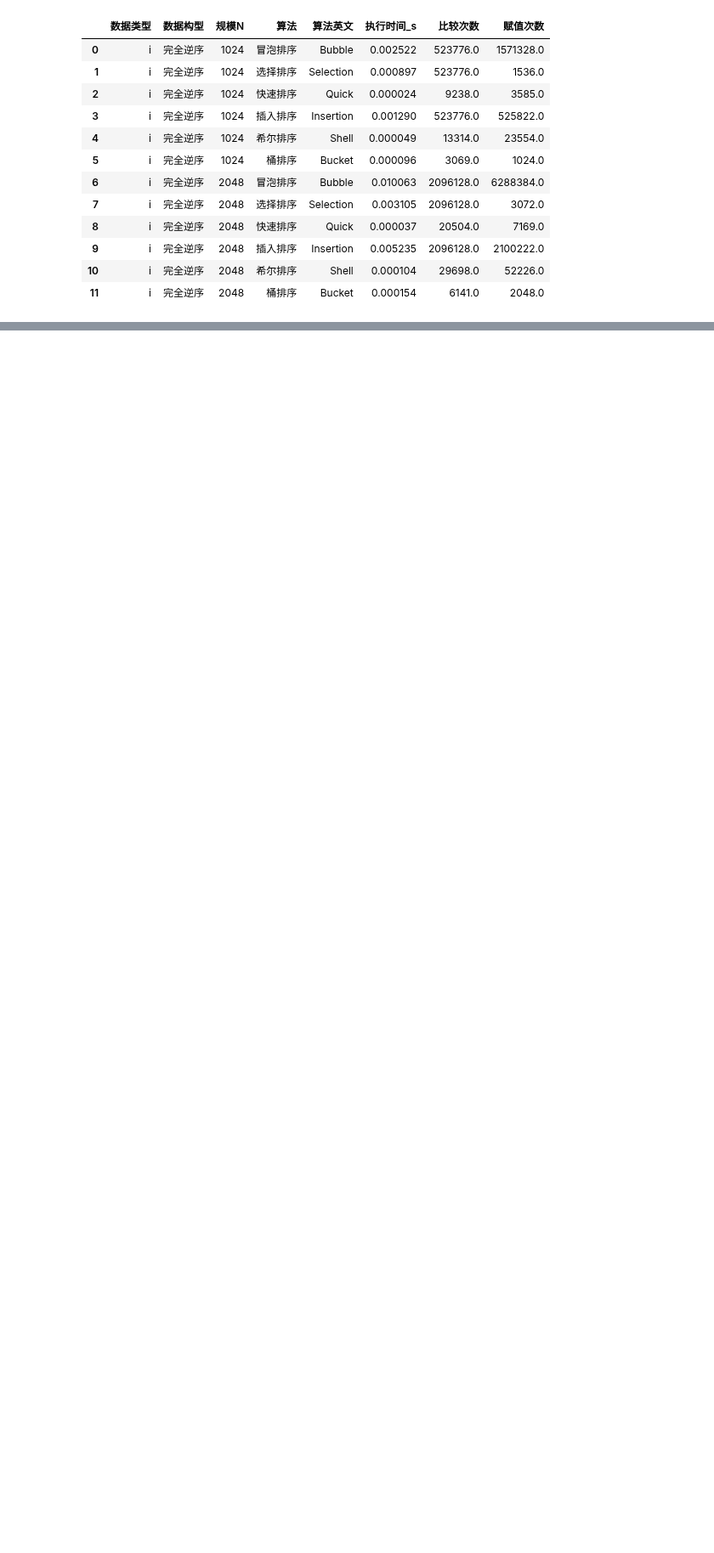
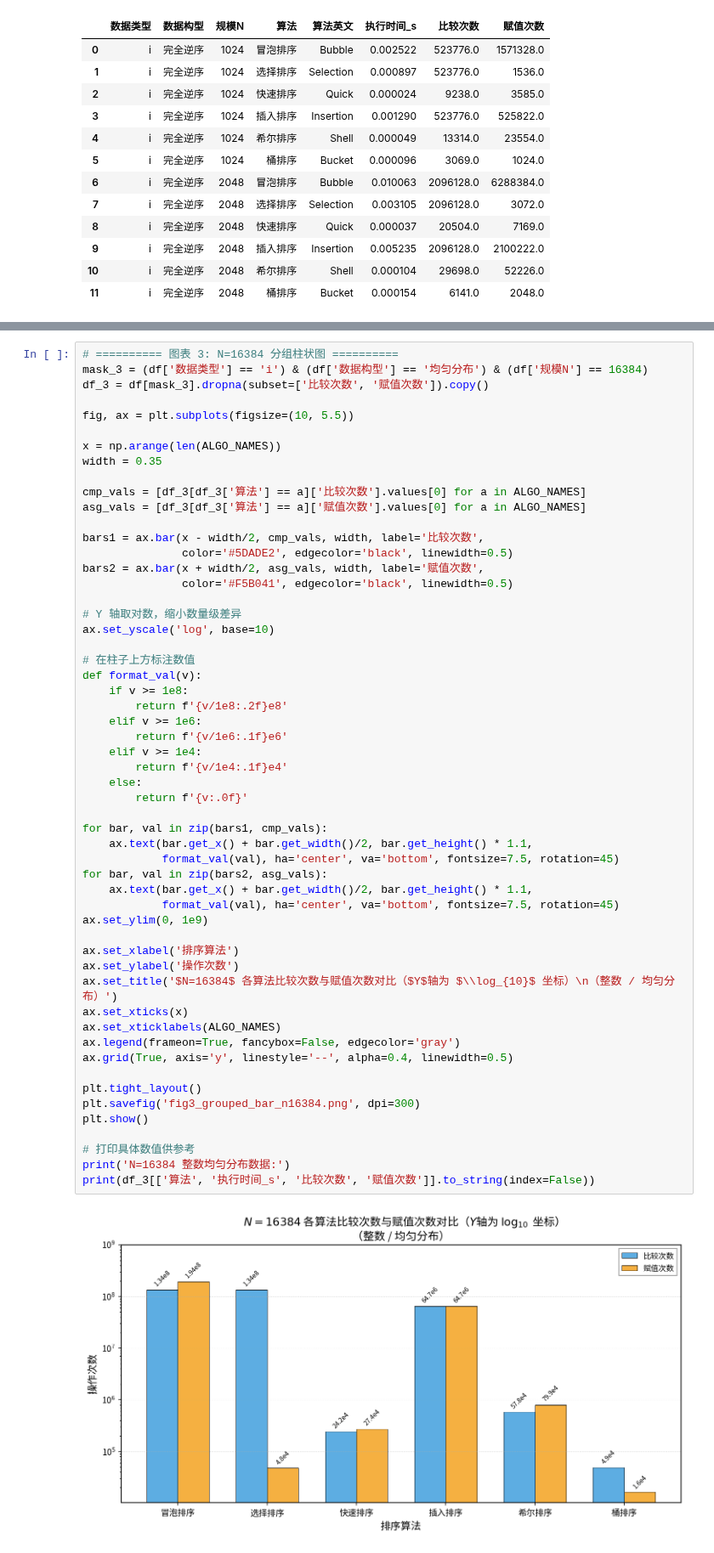
Before and after one commit to marrma-593/Sort_research, a Jupyter notebook: charts.ipynb, the cells around one changed output, grey strips where cells are left out. Shown at 85% size. Cells and saved outputs as stored; diff of their text form; blank space fills up the shorter version.

```diff
--- a/charts.ipynb
+++ b/charts.ipynb
@@ -145,0 +152,57 @@ plt.show()
+# %%
+# ========== 图表 3: N=16384 分组柱状图 ==========
+mask_3 = (df['数据类型'] == 'i') & (df['数据构型'] == '均匀分布') & (df['规模N'] == 16384)
+df_3 = df[mask_3].dropna(subset=['比较次数', '赋值次数']).copy()
+
+fig, ax = plt.subplots(figsize=(10, 5.5))
+
+x = np.arange(len(ALGO_NAMES))
+width = 0.35
+
+cmp_vals = [df_3[df_3['算法'] == a]['比较次数'].values[0] for a in ALGO_NAMES]
+asg_vals = [df_3[df_3['算法'] == a]['赋值次数'].values[0] for a in ALGO_NAMES]
+
+bars1 = ax.bar(x - width/2, cmp_vals, width, label='比较次数',
+               color='#5DADE2', edgecolor='black', linewidth=0.5)
+bars2 = ax.bar(x + width/2, asg_vals, width, label='赋值次数',
+               color='#F5B041', edgecolor='black', linewidth=0.5)
+
+# Y 轴取对数，缩小数量级差异
+ax.set_yscale('log', base=10)
+
+# 在柱子上方标注数值
+def format_val(v):
+    if v >= 1e8:
+        return f'{v/1e8:.2f}e8'
+    elif v >= 1e6:
+        return f'{v/1e6:.1f}e6'
+    elif v >= 1e4:
+        return f'{v/1e4:.1f}e4'
+    else:
+        return f'{v:.0f}'
+
+for bar, val in zip(bars1, cmp_vals):
+    ax.text(bar.get_x() + bar.get_width()/2, bar.get_height() * 1.1,
+            format_val(val), ha='center', va='bottom', fontsize=7.5, rotation=45)
+for bar, val in zip(bars2, asg_vals):
+    ax.text(bar.get_x() + bar.get_width()/2, bar.get_height() * 1.1,
+            format_val(val), ha='center', va='bottom', fontsize=7.5, rotation=45)
+ax.set_ylim(0, 1e9)
+
+ax.set_xlabel('排序算法')
+ax.set_ylabel('操作次数')
+ax.set_title('$N=16384$ 各算法比较次数与赋值次数对比（$Y$轴为 $\\log_{10}$ 坐标）\n（整数 / 均匀分布）')
+ax.set_xticks(x)
+ax.set_xticklabels(ALGO_NAMES)
+ax.legend(frameon=True, fancybox=False, edgecolor='gray')
+ax.grid(True, axis='y', linestyle='--', alpha=0.4, linewidth=0.5)
+
+plt.tight_layout()
+plt.savefig('fig3_grouped_bar_n16384.png', dpi=300)
+plt.show()
+
+# 打印具体数值供参考
+print('N=16384 整数均匀分布数据:')
+print(df_3[['算法', '执行时间_s', '比较次数', '赋值次数']].to_string(index=False))
+# %% [output]
+[figure, added]
```
Also changed, not shown: parts of 16 cells of this notebook, 1 other file.
